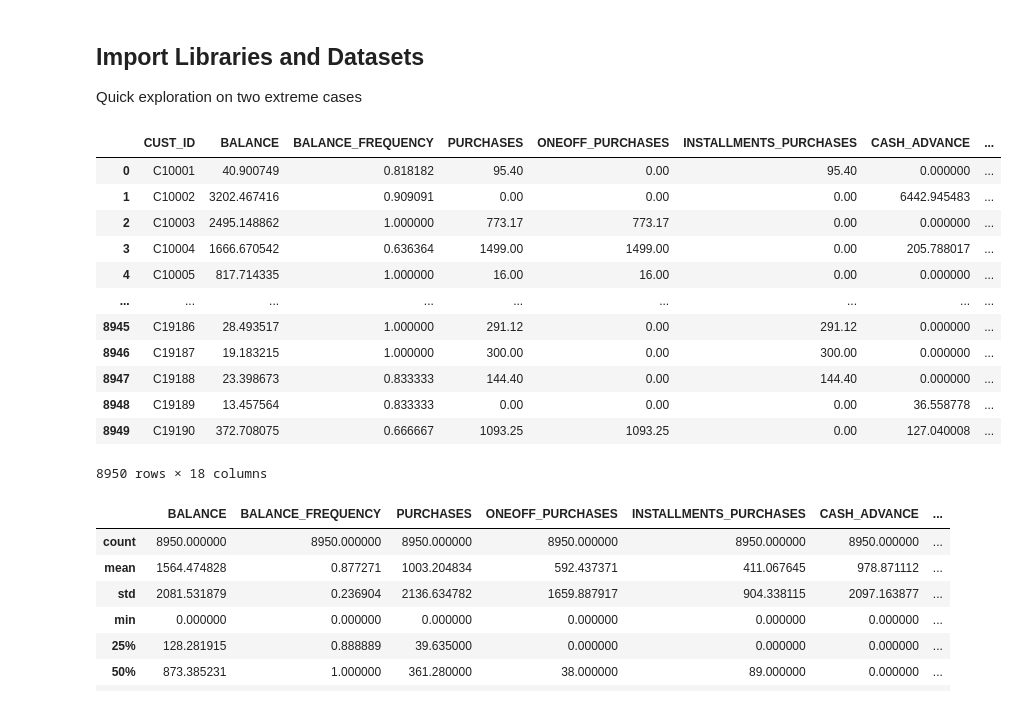
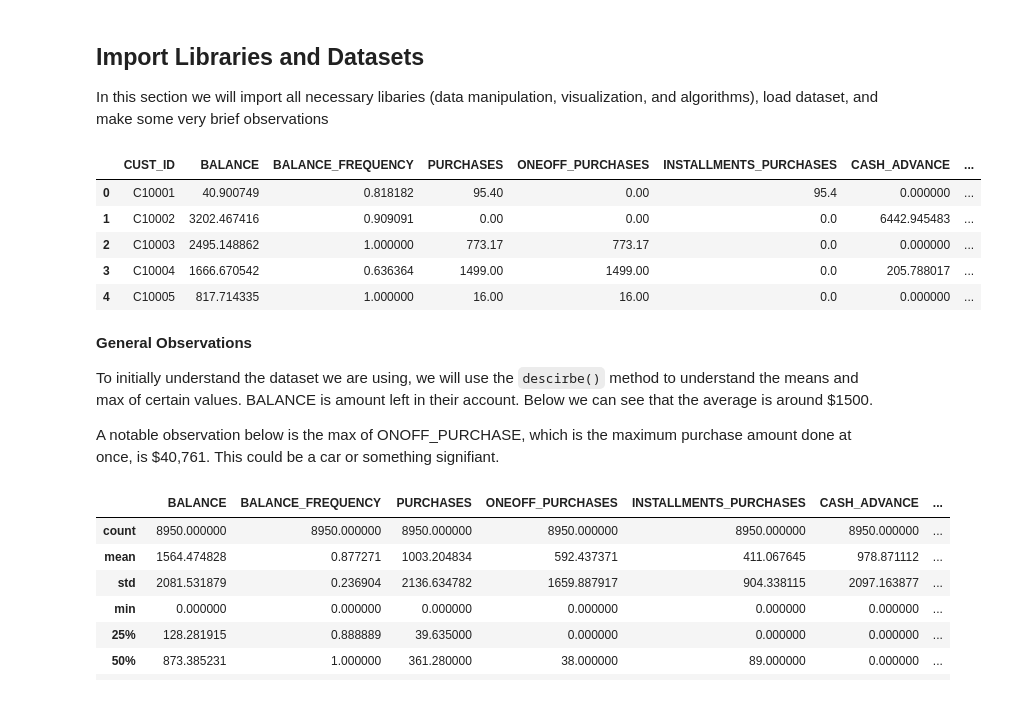
Before and after one commit to clozgil/Market-Segmentation-and-Consumer-Behavior, a Jupyter notebook: Market-Segmentation-and-Consumer-Behavior.ipynb, the cells around one changed output. Cells and saved outputs as stored; diff of their text form; code cells hidden in the pictures.

Commit message:
Import Libraries section, and Data Viz (handling and unnecessary data)

```diff
--- a/Market-Segmentation-and-Consumer-Behavior.ipynb
+++ b/Market-Segmentation-and-Consumer-Behavior.ipynb
@@ -44,7 +56,8 @@ Good to perform market segmentation
 
 Import libararies and data, visualize the data and fill up all null, data visuzalization using displot, correlation graph, apply KMean, elbow method, came up with the uptimal num oif clusters using the elbowmethod, apply kmean using on the raw data, we were able to identify 4 different types of customers so that we can launch a target campaign to them, learn about PCA and how we can viz, deep learning with autoencoders to perform dimensionality reduction, 17 features to 10 features, apply Kmeans again with new 10 features to perform clustering, perform PCA and viz again
 # %% [markdown]
+<a id="import"></a>
 ## Import Libraries and Datasets
 
-Quick exploration on two extreme cases
+In this section we will import all necessary libaries (data manipulation, visualization, and algorithms), load dataset, and make some very brief observations
 # %%
@@ -60,21 +79,22 @@ from sklearn.decomposition import PCA
 pd.options.mode.chained_assignment = None
 # %%
+#load dataset
+
 cc_df = pd.read_csv('Marketing_data.csv')
-cc_df
+cc_df.head()
 # %% [output]
 |  | CUST_ID | BALANCE | BALANCE_FREQUENCY | PURCHASES | ONEOFF_PURCHASES | INSTALLMENTS_PURCHASES | CASH_ADVANCE | ... |
-| 0 | C10001 | 40.900749 | 0.818182 | 95.40 | 0.00 | 95.40 | 0.000000 | ... |
-| 1 | C10002 | 3202.467416 | 0.909091 | 0.00 | 0.00 | 0.00 | 6442.945483 | ... |
-| 2 | C10003 | 2495.148862 | 1.000000 | 773.17 | 773.17 | 0.00 | 0.000000 | ... |
-| 3 | C10004 | 1666.670542 | 0.636364 | 1499.00 | 1499.00 | 0.00 | 205.788017 | ... |
-| 4 | C10005 | 817.714335 | 1.000000 | 16.00 | 16.00 | 0.00 | 0.000000 | ... |
-| ... | ... | ... | ... | ... | ... | ... | ... | ... |
-| 8945 | C19186 | 28.493517 | 1.000000 | 291.12 | 0.00 | 291.12 | 0.000000 | ... |
-| 8946 | C19187 | 19.183215 | 1.000000 | 300.00 | 0.00 | 300.00 | 0.000000 | ... |
-| 8947 | C19188 | 23.398673 | 0.833333 | 144.40 | 0.00 | 144.40 | 0.000000 | ... |
-| 8948 | C19189 | 13.457564 | 0.833333 | 0.00 | 0.00 | 0.00 | 36.558778 | ... |
-| 8949 | C19190 | 372.708075 | 0.666667 | 1093.25 | 1093.25 | 0.00 | 127.040008 | ... |
+| 0 | C10001 | 40.900749 | 0.818182 | 95.40 | 0.00 | 95.4 | 0.000000 | ... |
+| 1 | C10002 | 3202.467416 | 0.909091 | 0.00 | 0.00 | 0.0 | 6442.945483 | ... |
+| 2 | C10003 | 2495.148862 | 1.000000 | 773.17 | 773.17 | 0.0 | 0.000000 | ... |
+| 3 | C10004 | 1666.670542 | 0.636364 | 1499.00 | 1499.00 | 0.0 | 205.788017 | ... |
+| 4 | C10005 | 817.714335 | 1.000000 | 16.00 | 16.00 | 0.0 | 0.000000 | ... |
-8950 rows × 18 columns
+# %% [markdown]
+**General Observations**
+
+To initially understand the dataset we are using, we will use the `descirbe()` method to understand the means and max of certain values. BALANCE is amount left in their account. Below we can see that the average is around $1500.
+
+A notable observation below is the max of ONOFF_PURCHASE, which is the maximum purchase amount done at once, is $40,761. This could be a car or something signifiant.
 # %%
 cc_df.describe()
 # %% [output]
```
Also changed, not shown: parts of 38 cells of this notebook.
